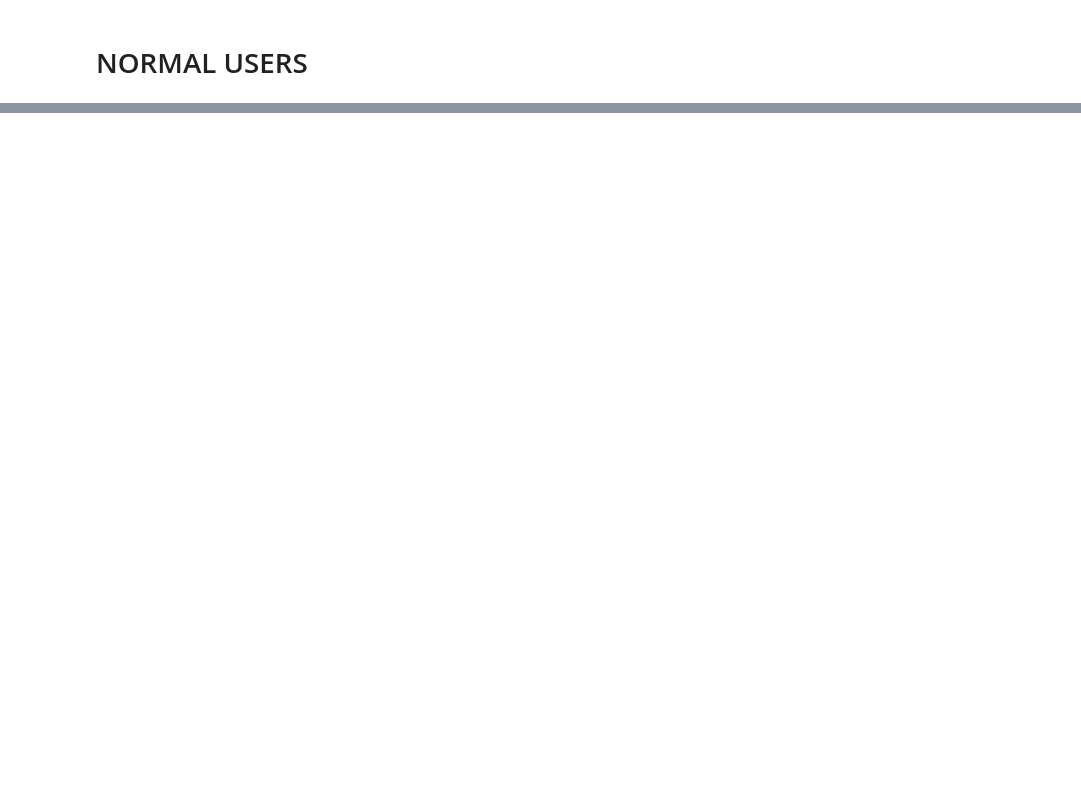
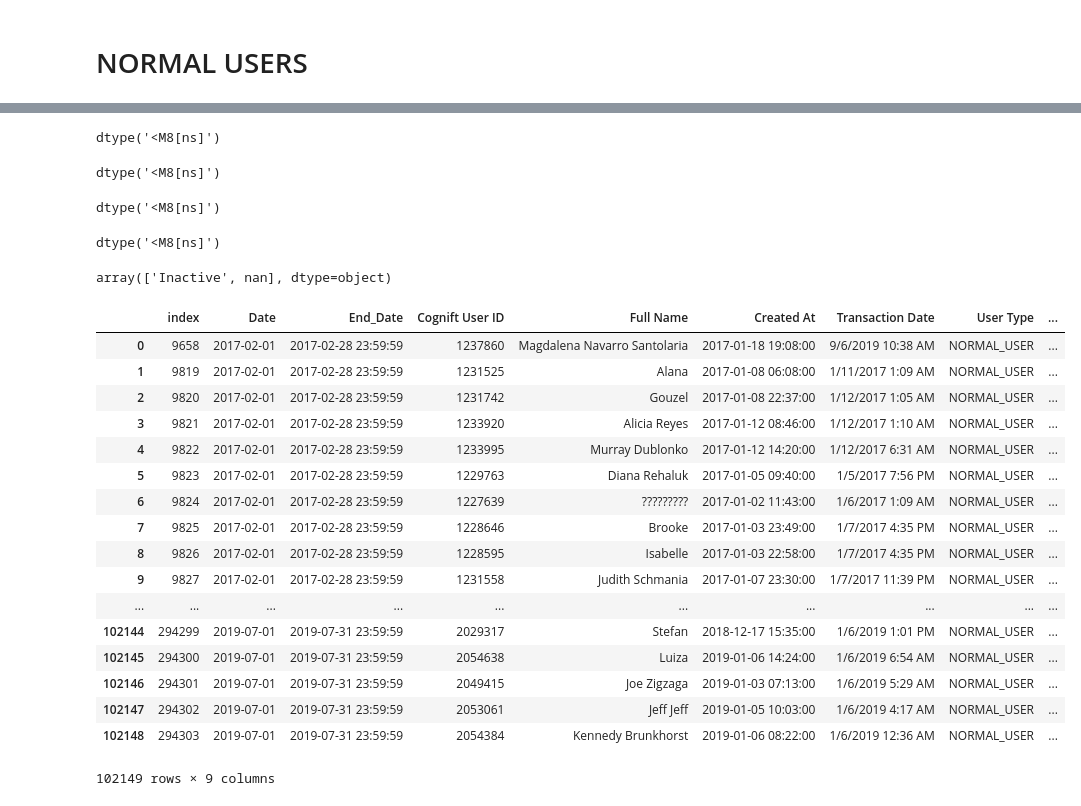
Before and after one commit to carlosdsaez/churn_analysis, a Jupyter notebook: Normal Users Churn Rate.ipynb, the cells around one changed output, grey strips where cells are left out. Saved outputs shown, nothing was run; the diff lists cells and outputs as text; code cells hidden in the pictures; blank space fills up the shorter version.

```diff
--- a/Normal Users Churn Rate.ipynb
+++ b/Normal Users Churn Rate.ipynb
@@ -131,0 +215,5 @@ array(['NORMAL_USER'], dtype=object)
+# %%
+#table = pd.pivot_table(df, values=['D', 'E'], index=['A', 'C'], aggfunc={'D': np.mean, 'E': np.mean})
+df_tr_pivot = pd.pivot_table(df_tr_nrm, values=['Transaction Date', 'Expiration Date'],
+                             index=['Contact: Cognift User ID'],
+                             aggfunc={'Transaction Date': np.min, 'Expiration Date': np.max}).reset_index()
@@ -131,0 +241,16 @@ array(['NORMAL_USER'], dtype=object)
+# %%
+df_tr_nrm['Transaction Date'].dtype
+# %% [output]
+dtype('<M8[ns]')
+# %%
+df_tr_nrm['Expiration Date'].dtype
+# %% [output]
+dtype('<M8[ns]')
+# %%
+product['Date'].dtype
+# %% [output]
+dtype('<M8[ns]')
+# %%
+product['End_Date'].dtype
+# %% [output]
+dtype('<M8[ns]')
@@ -131,0 +268,45 @@ array(['NORMAL_USER'], dtype=object)
+# %%
+product['User_Status'] = product.head(1000).apply(lambda row: label_user_status(row['Date'], row['End_Date'], row['Cognift User ID']), axis = 1)
+# %%
+product['User_Status'].unique()
+# %% [output]
+array(['Inactive', nan], dtype=object)
+# %%
+def label_user_status_fast(date, endDate, cognifitId):
+    row = df_tr_pivot[df_tr_pivot['Contact: Cognift User ID']==cognifitId]
+    try:
+        exp_date = pd.to_datetime(row['Expiration Date'].item())
+        tran_date = pd.to_datetime(row['Transaction Date'].item())
+        if (exp_date > date) and (exp_date < endDate):
+            return 'Churn'
+        elif (tran_date >= date) and (tran_date <= endDate):
+            return 'New'
+        elif (tran_date < date) and exp_date > endDate:
+            return 'Active'
+        else:
+            return 'Inactive'
+    except:
+        return('Puntual transactions')
+# %%
+product['User_Status'] = product.apply(lambda row: label_user_status_fast(row['Date'], row['End_Date'], row['Cognift User ID']), axis = 1)
+# %%
+product
+# %% [output]
+|  | index | Date | End_Date | Cognift User ID | Full Name | Created At | Transaction Date | User Type | ... |
+| 0 | 9658 | 2017-02-01 | 2017-02-28 23:59:59 | 1237860 | Magdalena Navarro Santolaria | 2017-01-18 19:08:00 | 9/6/2019 10:38 AM | NORMAL_USER | ... |
+| 1 | 9819 | 2017-02-01 | 2017-02-28 23:59:59 | 1231525 | Alana | 2017-01-08 06:08:00 | 1/11/2017 1:09 AM | NORMAL_USER | ... |
+| 2 | 9820 | 2017-02-01 | 2017-02-28 23:59:59 | 1231742 | Gouzel | 2017-01-08 22:37:00 | 1/12/2017 1:05 AM | NORMAL_USER | ... |
+| 3 | 9821 | 2017-02-01 | 2017-02-28 23:59:59 | 1233920 | Alicia Reyes | 2017-01-12 08:46:00 | 1/12/2017 1:10 AM | NORMAL_USER | ... |
+| 4 | 9822 | 2017-02-01 | 2017-02-28 23:59:59 | 1233995 | Murray Dublonko | 2017-01-12 14:20:00 | 1/12/2017 6:31 AM | NORMAL_USER | ... |
+| 5 | 9823 | 2017-02-01 | 2017-02-28 23:59:59 | 1229763 | Diana Rehaluk | 2017-01-05 09:40:00 | 1/5/2017 7:56 PM | NORMAL_USER | ... |
+| 6 | 9824 | 2017-02-01 | 2017-02-28 23:59:59 | 1227639 | ????????? | 2017-01-02 11:43:00 | 1/6/2017 1:09 AM | NORMAL_USER | ... |
+| 7 | 9825 | 2017-02-01 | 2017-02-28 23:59:59 | 1228646 | Brooke | 2017-01-03 23:49:00 | 1/7/2017 4:35 PM | NORMAL_USER | ... |
+| 8 | 9826 | 2017-02-01 | 2017-02-28 23:59:59 | 1228595 | Isabelle | 2017-01-03 22:58:00 | 1/7/2017 4:35 PM | NORMAL_USER | ... |
+| 9 | 9827 | 2017-02-01 | 2017-02-28 23:59:59 | 1231558 | Judith Schmania | 2017-01-07 23:30:00 | 1/7/2017 11:39 PM | NORMAL_USER | ... |
+| ... | ... | ... | ... | ... | ... | ... | ... | ... | ... |
+| 102144 | 294299 | 2019-07-01 | 2019-07-31 23:59:59 | 2029317 | Stefan | 2018-12-17 15:35:00 | 1/6/2019 1:01 PM | NORMAL_USER | ... |
+| 102145 | 294300 | 2019-07-01 | 2019-07-31 23:59:59 | 2054638 | Luiza | 2019-01-06 14:24:00 | 1/6/2019 6:54 AM | NORMAL_USER | ... |
+| 102146 | 294301 | 2019-07-01 | 2019-07-31 23:59:59 | 2049415 | Joe Zigzaga | 2019-01-03 07:13:00 | 1/6/2019 5:29 AM | NORMAL_USER | ... |
+| 102147 | 294302 | 2019-07-01 | 2019-07-31 23:59:59 | 2053061 | Jeff Jeff | 2019-01-05 10:03:00 | 1/6/2019 4:17 AM | NORMAL_USER | ... |
+| 102148 | 294303 | 2019-07-01 | 2019-07-31 23:59:59 | 2054384 | Kennedy Brunkhorst | 2019-01-06 08:22:00 | 1/6/2019 12:36 AM | NORMAL_USER | ... |
+102149 rows × 9 columns
```
Also changed, not shown: parts of 38 cells of this notebook, 3 other files.
